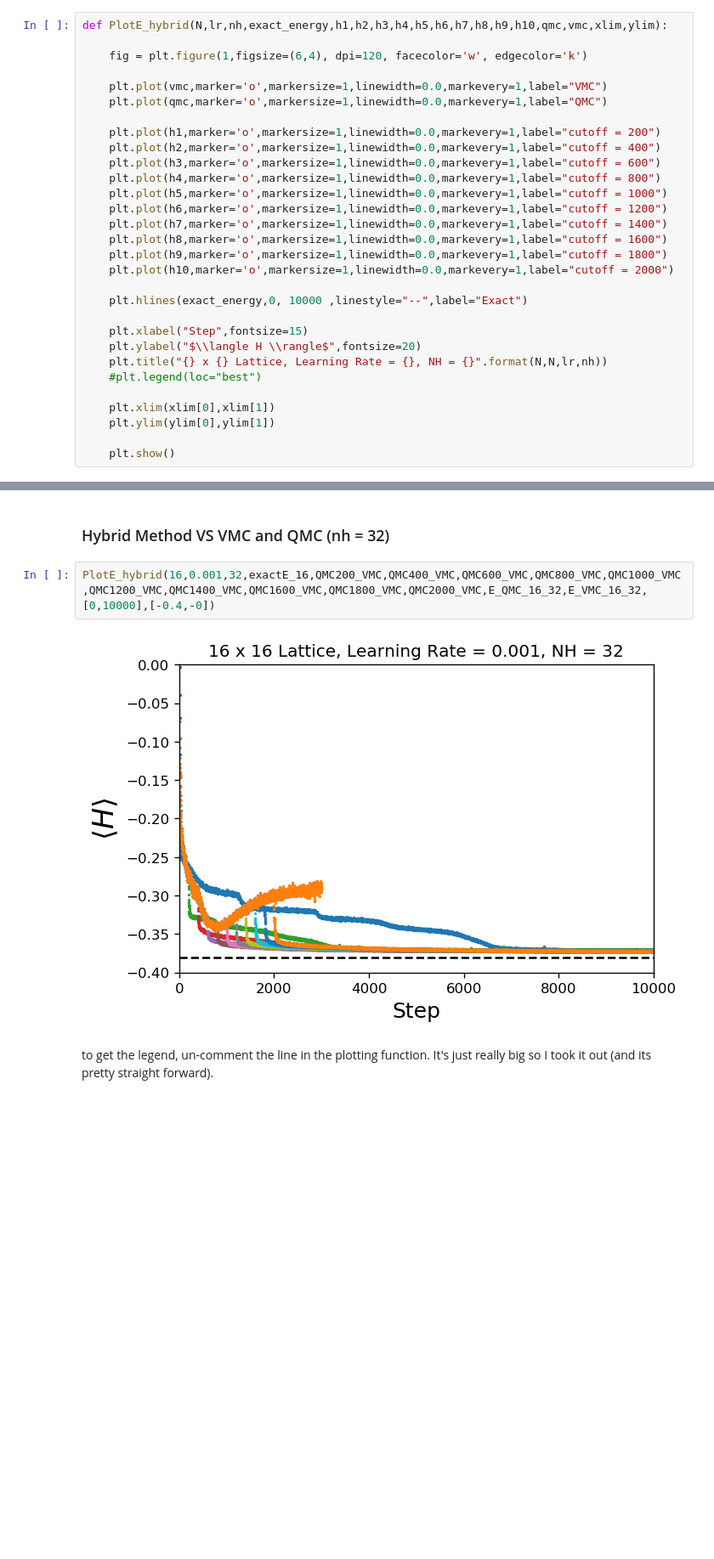
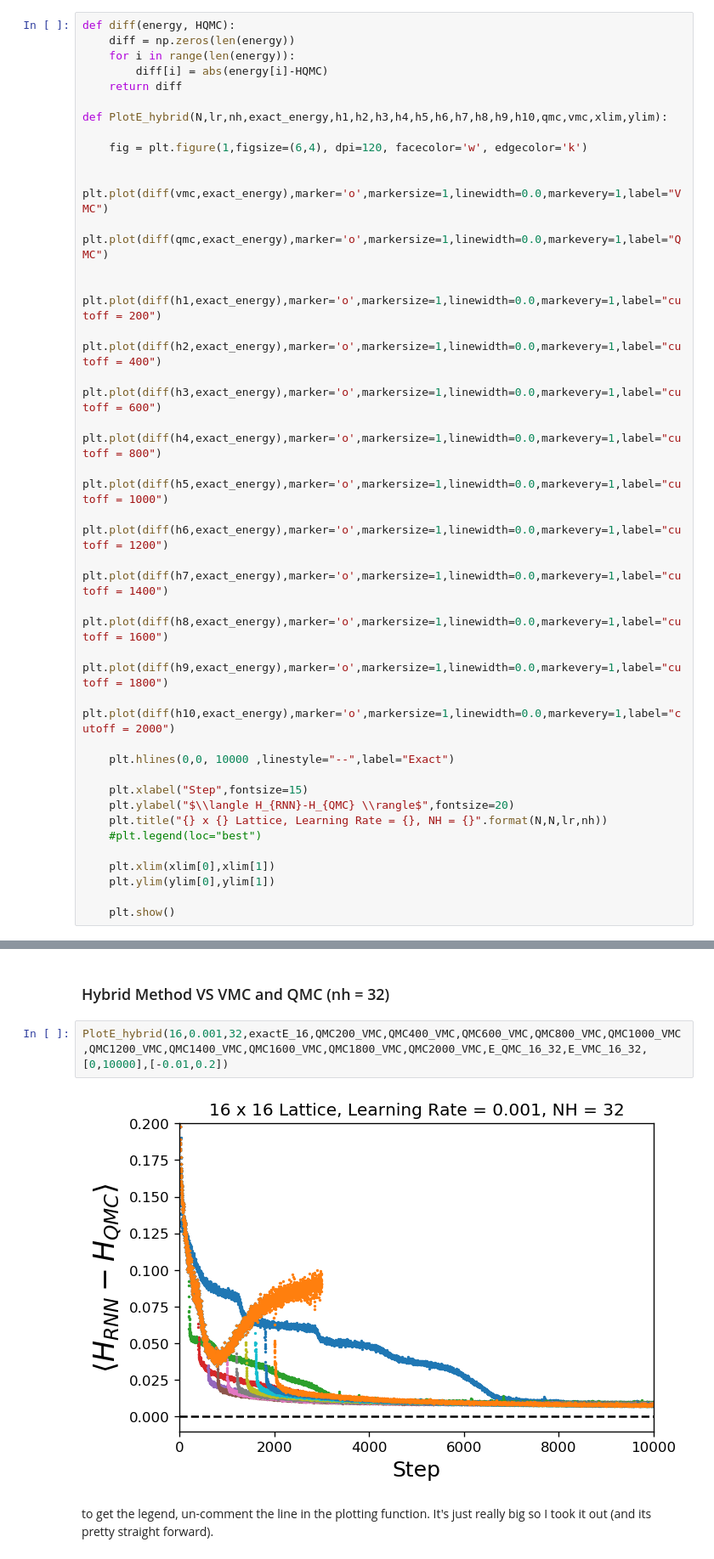
Before and after one commit to MelkoCollective/NeuralNetworks-for-Quantum, a Jupyter notebook: src_qmc_vmc/Paper Plots.ipynb, the cells around one changed output, grey strips where cells are left out. Shown at 85% size. Cells and saved outputs as stored; diff of their text form; blank space fills up the shorter version.

Commit message:
update plots

```diff
--- a/src_qmc_vmc/Paper Plots.ipynb
+++ b/src_qmc_vmc/Paper Plots.ipynb
@@ -207,28 +207,34 @@ def PlotE(N,lr,nh,exact_energy,qmc_energy,vmc_energy,qmc_vmc_energy,xlim,ylim):
 # %% [markdown]
 ### Energy Plotting Function (Hybrid Method)
 # %%
+def diff(energy, HQMC):
+    diff = np.zeros(len(energy))
+    for i in range(len(energy)):
+        diff[i] = abs(energy[i]-HQMC)
+    return diff
+
 def PlotE_hybrid(N,lr,nh,exact_energy,h1,h2,h3,h4,h5,h6,h7,h8,h9,h10,qmc,vmc,xlim,ylim):
 
     fig = plt.figure(1,figsize=(6,4), dpi=120, facecolor='w', edgecolor='k')
 
-    plt.plot(vmc,marker='o',markersize=1,linewidth=0.0,markevery=1,label="VMC")
-    plt.plot(qmc,marker='o',markersize=1,linewidth=0.0,markevery=1,label="QMC")
+    plt.plot(diff(vmc,exact_energy),marker='o',markersize=1,linewidth=0.0,markevery=1,label="VMC")
+    plt.plot(diff(qmc,exact_energy),marker='o',markersize=1,linewidth=0.0,markevery=1,label="QMC")
 
-    plt.plot(h1,marker='o',markersize=1,linewidth=0.0,markevery=1,label="cutoff = 200")
-    plt.plot(h2,marker='o',markersize=1,linewidth=0.0,markevery=1,label="cutoff = 400")
-    plt.plot(h3,marker='o',markersize=1,linewidth=0.0,markevery=1,label="cutoff = 600")
-    plt.plot(h4,marker='o',markersize=1,linewidth=0.0,markevery=1,label="cutoff = 800")
-    plt.plot(h5,marker='o',markersize=1,linewidth=0.0,markevery=1,label="cutoff = 1000")
-    plt.plot(h6,marker='o',markersize=1,linewidth=0.0,markevery=1,label="cutoff = 1200")
-    plt.plot(h7,marker='o',markersize=1,linewidth=0.0,markevery=1,label="cutoff = 1400")
-    plt.plot(h8,marker='o',markersize=1,linewidth=0.0,markevery=1,label="cutoff = 1600")
-    plt.plot(h9,marker='o',markersize=1,linewidth=0.0,markevery=1,label="cutoff = 1800")
-    plt.plot(h10,marker='o',markersize=1,linewidth=0.0,markevery=1,label="cutoff = 2000")
+    plt.plot(diff(h1,exact_energy),marker='o',markersize=1,linewidth=0.0,markevery=1,label="cutoff = 200")
+    plt.plot(diff(h2,exact_energy),marker='o',markersize=1,linewidth=0.0,markevery=1,label="cutoff = 400")
+    plt.plot(diff(h3,exact_energy),marker='o',markersize=1,linewidth=0.0,markevery=1,label="cutoff = 600")
+    plt.plot(diff(h4,exact_energy),marker='o',markersize=1,linewidth=0.0,markevery=1,label="cutoff = 800")
+    plt.plot(diff(h5,exact_energy),marker='o',markersize=1,linewidth=0.0,markevery=1,label="cutoff = 1000")
+    plt.plot(diff(h6,exact_energy),marker='o',markersize=1,linewidth=0.0,markevery=1,label="cutoff = 1200")
+    plt.plot(diff(h7,exact_energy),marker='o',markersize=1,linewidth=0.0,markevery=1,label="cutoff = 1400")
+    plt.plot(diff(h8,exact_energy),marker='o',markersize=1,linewidth=0.0,markevery=1,label="cutoff = 1600")
+    plt.plot(diff(h9,exact_energy),marker='o',markersize=1,linewidth=0.0,markevery=1,label="cutoff = 1800")
+    plt.plot(diff(h10,exact_energy),marker='o',markersize=1,linewidth=0.0,markevery=1,label="cutoff = 2000")
 
-    plt.hlines(exact_energy,0, 10000 ,linestyle="--",label="Exact")
+    plt.hlines(0,0, 10000 ,linestyle="--",label="Exact")
 
     plt.xlabel("Step",fontsize=15)
-    plt.ylabel("$\\langle H \\rangle$",fontsize=20)
+    plt.ylabel("$\\langle H_{RNN}-H_{QMC} \\rangle$",fontsize=20)
     plt.title("{} x {} Lattice, Learning Rate = {}, NH = {}".format(N,N,lr,nh))
     #plt.legend(loc="best")
 
@@ -390,9 +396,9 @@ PlotE(16,0.001,40,exactE_16,E_QMC_16_40,E_VMC_16_40,E_QMC_VMC_16_40,[0,10000],[-
 # %% [markdown]
 ### Hybrid Method VS VMC and QMC (nh = 32)
 # %%
-PlotE_hybrid(16,0.001,32,exactE_16,QMC200_VMC,QMC400_VMC,QMC600_VMC,QMC800_VMC,QMC1000_VMC,QMC1200_VMC,QMC1400_VMC,QMC1600_VMC,QMC1800_VMC,QMC2000_VMC,E_QMC_16_32,E_VMC_16_32,[0,10000],[-0.4,-0])
+PlotE_hybrid(16,0.001,32,exactE_16,QMC200_VMC,QMC400_VMC,QMC600_VMC,QMC800_VMC,QMC1000_VMC,QMC1200_VMC,QMC1400_VMC,QMC1600_VMC,QMC1800_VMC,QMC2000_VMC,E_QMC_16_32,E_VMC_16_32,[0,10000],[-0.01,0.2])
 # %% [output]
-[figure, old version]
+[figure, new version]
 # %% [markdown]
 to get the legend, un-comment the line in the plotting function. It's just really big so I took it out (and its pretty straight forward).
 # %% [markdown]
```
